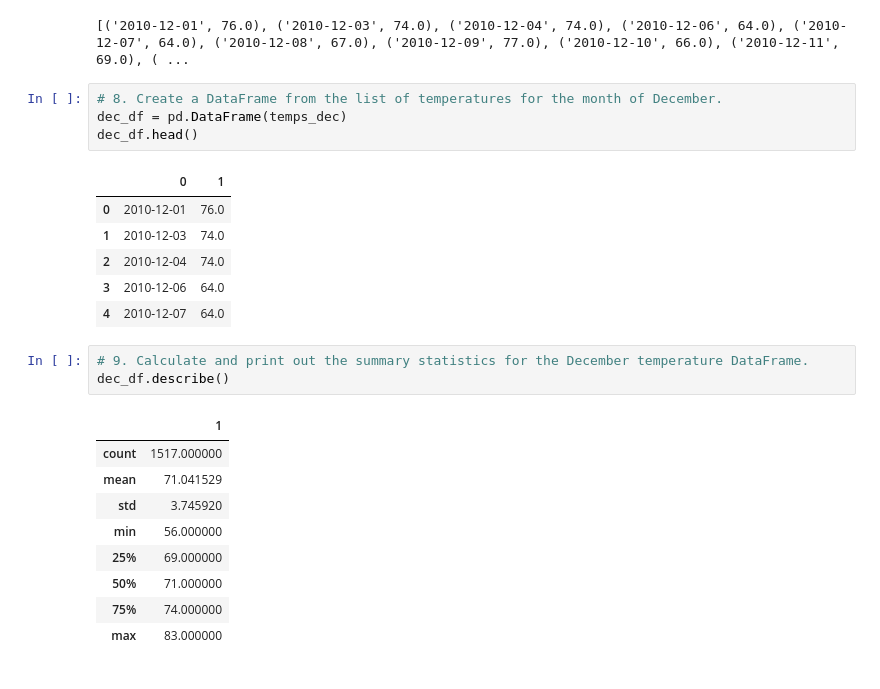
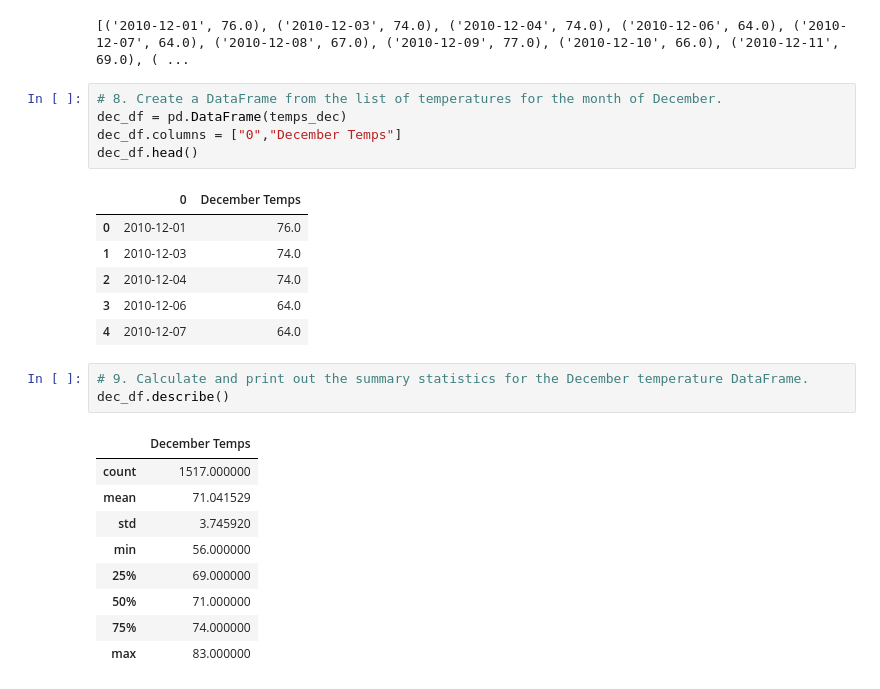
Before and after one commit to tpankratz1/surfs_up, a Jupyter notebook: SurfsUp_Challenge.ipynb, the cells around one changed output. Saved outputs shown, nothing was run; the diff lists cells and outputs as text.

```diff
--- a/SurfsUp_Challenge.ipynb
+++ b/SurfsUp_Challenge.ipynb
@@ -78,9 +79,10 @@ print(temps_dec)
 # %%
 # 8. Create a DataFrame from the list of temperatures for the month of December.
 dec_df = pd.DataFrame(temps_dec)
+dec_df.columns = ["0","December Temps"]
 dec_df.head()
 # %% [output]
-|  | 0 | 1 |
+|  | 0 | December Temps |
 | 0 | 2010-12-01 | 76.0 |
 | 1 | 2010-12-03 | 74.0 |
 | 2 | 2010-12-04 | 74.0 |
@@ -90,7 +92,7 @@ dec_df.head()
 # 9. Calculate and print out the summary statistics for the December temperature DataFrame.
 dec_df.describe()
 # %% [output]
-|  | 1 |
+|  | December Temps |
 | count | 1517.000000 |
 | mean | 71.041529 |
 | std | 3.745920 |
```
Also changed, not shown: parts of 2 cells of this notebook, 3 other files.
